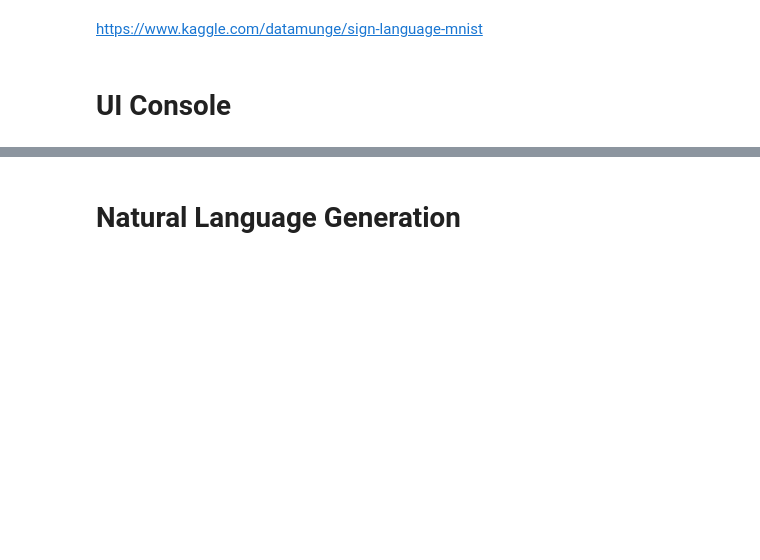
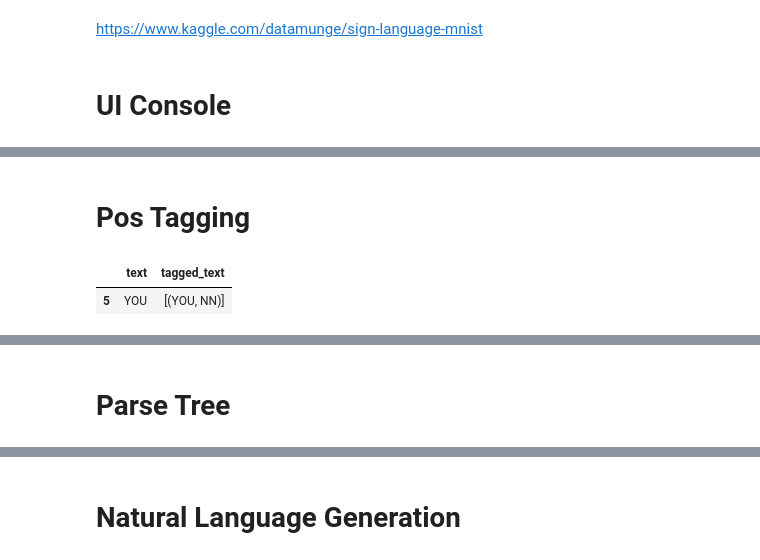
Before and after one commit to wyewlee/NLP-Ass-Gesture-Engine, a Jupyter notebook: Gesture Recognition.ipynb, the cells around one changed output, grey strips where cells are left out. Saved outputs shown, nothing was run; the diff lists cells and outputs as text; code cells hidden in the pictures; blank space fills up the shorter version.

```diff
--- a/Gesture Recognition.ipynb
+++ b/Gesture Recognition.ipynb
@@ -493,13 +578,0 @@ text = Main(text)
-# %%
-# Create DataFrame
-df = pd.DataFrame(columns = ['text', 'tagged_text'])
-
-for x in text:
-    print(x)
-    tag_text = word_tokenize(x)
-    pos_text = nltk.pos_tag(tag_text)
-    #Insert into dataframe
-    df_length = len(df)
-    df.loc[df_length] = [x,pos_text]
-
-df
@@ -508,18 +578,0 @@ df
-# %%
-# Extract all parts of speech from any text
-chunker = RegexpParser("""
-                       NP: {<DT>?<JJ>*<NN>}    #To extract Noun Phrases
-                       P: {<IN>}               #To extract Prepositions
-                       V: {<V.*>}              #To extract Verbs
-                       PP: {<p> <NP>}          #To extract Prepositional Phrases
-                       VP: {<V> <NP|PP>*}      #To extract Verb Phrases
-                       """)
-
-# Print all parts of speech in above sentence
-for x in range(len(df)):
-    print("Before Extracting\n", df['text'][x])
-    output = chunker.parse(df['tagged_text'][x])
-    print("After Extracting\n", output)
-
-    # To draw the parse tree
-    output.draw()
@@ -636,9 +712,8 @@ df1 = pd.DataFrame()
 # %%
+df1 = pd.DataFrame()
 text1 = []
 
-def Test(text1):
-    # Define a text list to store result
-#     text = ['CAKE', 'CARROT']
+def CustomSign(text1):
     a = input("1. Start Sign Detection \n"
               "Your input is: ")
     userinput = int(a)
@@ -652,4 +727,4 @@ def Test(text1):
     else:
         raise Exception("Please Enter Correct Input")
 
-    return text
+    return text1
@@ -656,2 +733,2 @@ def Test(text1):
 # %%
-text1 = Test(text1)
+text1 = CustomSign(text1)
@@ -658,13 +744,17 @@ text1 = Test(text1)
+# %% [markdown]
+# Pos Tagging
 # %%
 # Create DataFrame
 df1 = pd.DataFrame(columns = ['text', 'tagged_text'])
 
 for x in text1:
-    print(x)
     tag_text = word_tokenize(x)
     pos_text = nltk.pos_tag(tag_text)
     #Insert into dataframe
-    df1_length = len(df1)
-    df1.loc[df1_length] = [x,pos_text]
+    df2_length = len(df1)
+    df2.loc[df2_length] = [x,pos_text]
 
 df1
+# %% [output]
+|  | text | tagged_text |
+| 5 | YOU | [(YOU, NN)] |
@@ -671,3 +762,5 @@ df1
+# %% [markdown]
+# Parse Tree
 # %%
 # Extract all parts of speech from any text
 chunker = RegexpParser("""
```
Also changed, not shown: parts of 36 cells of this notebook, 1 other file.
